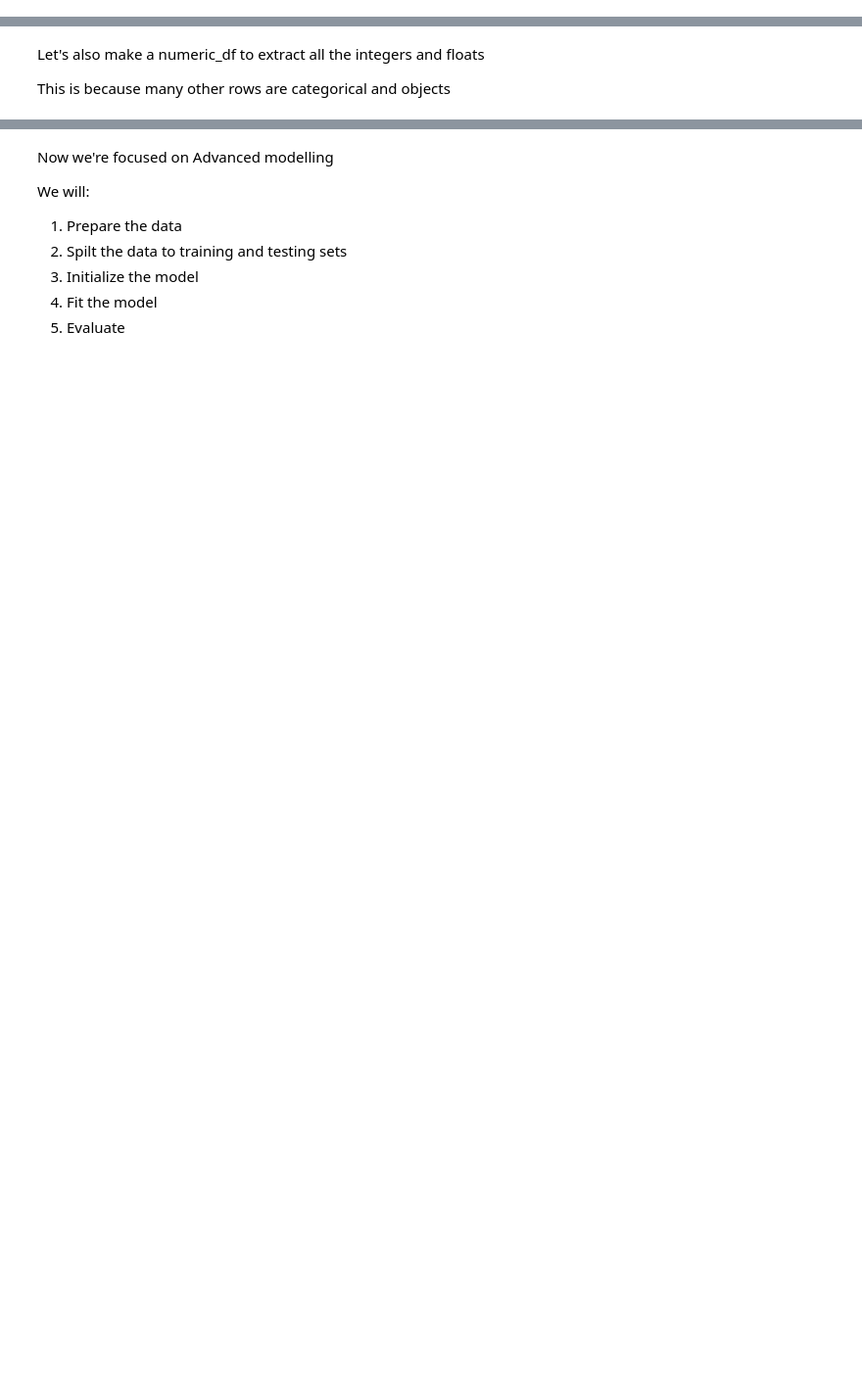
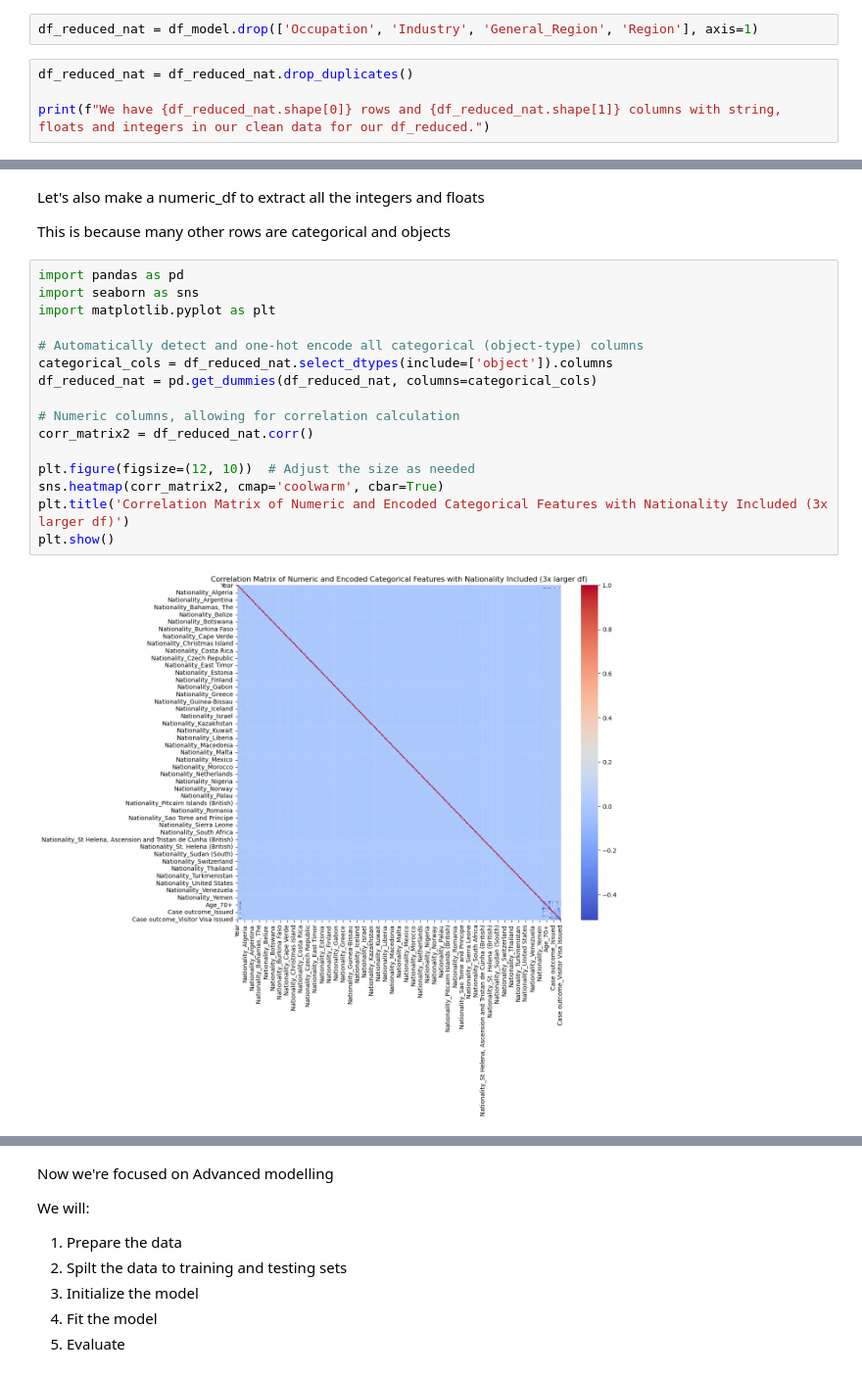
Before and after one commit to psmith1011/CS_UK_Immigration, a Jupyter notebook: Notebook_Code_Files/Book 4_CS_UK_Immigration_Psmith_Modelling.ipynb, the cells around one changed output, grey strips where cells are left out. Shown at 98% size. Saved outputs shown, nothing was run; the diff lists cells and outputs as text; blank space fills up the shorter version.

```diff
--- a/Notebook_Code_Files/Book 4_CS_UK_Immigration_Psmith_Modelling.ipynb
+++ b/Notebook_Code_Files/Book 4_CS_UK_Immigration_Psmith_Modelling.ipynb
@@ -135,0 +138,6 @@ We have 350033 rows and 9 columns with string, floats and integers in our clean
+# %%
+df_reduced_nat = df_model.drop(['Occupation', 'Industry', 'General_Region', 'Region'], axis=1)
+# %%
+df_reduced_nat = df_reduced_nat.drop_duplicates()
+
+print(f"We have {df_reduced_nat.shape[0]} rows and {df_reduced_nat.shape[1]} columns with string, floats and integers in our clean data for our df_reduced.")
@@ -139,3 +201,21 @@ df_reduced is 38% of df_model. good to know for encoding purposes
 Let's also make a numeric_df to extract all the integers and floats
 
 This is because many other rows are categorical and objects
+# %%
+import pandas as pd
+import seaborn as sns
+import matplotlib.pyplot as plt
+
+# Automatically detect and one-hot encode all categorical (object-type) columns
+categorical_cols = df_reduced_nat.select_dtypes(include=['object']).columns
+df_reduced_nat = pd.get_dummies(df_reduced_nat, columns=categorical_cols)
+
+# Numeric columns, allowing for correlation calculation
+corr_matrix2 = df_reduced_nat.corr()
+
+plt.figure(figsize=(12, 10))  # Adjust the size as needed
+sns.heatmap(corr_matrix2, cmap='coolwarm', cbar=True)
+plt.title('Correlation Matrix of Numeric and Encoded Categorical Features with Nationality Included (3x larger df)')
+plt.show()
+# %% [output]
+[figure, added]
```
Also changed, not shown: parts of 29 cells of this notebook, 1 other file.
